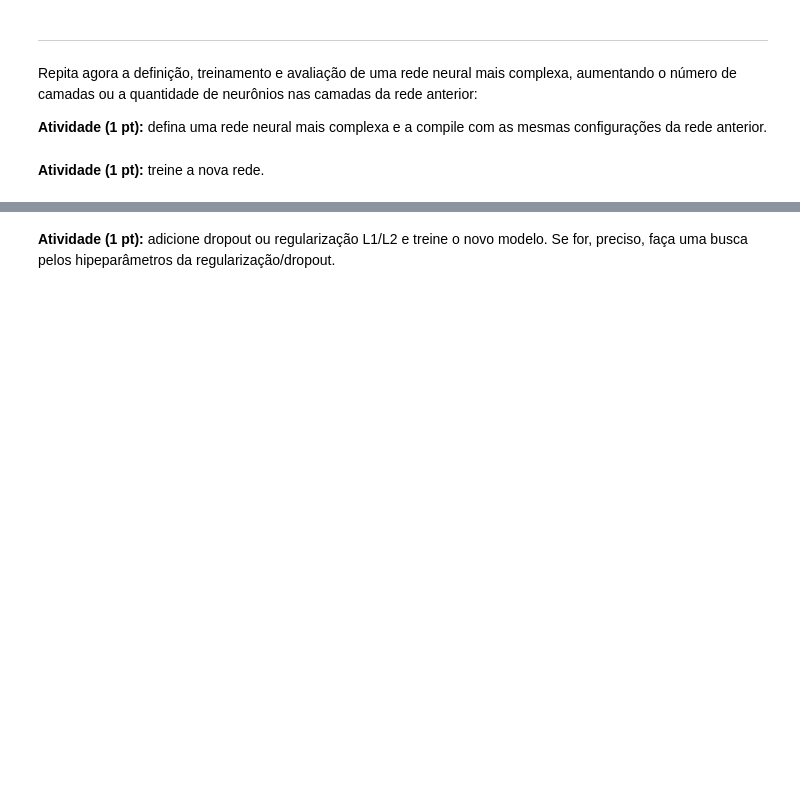
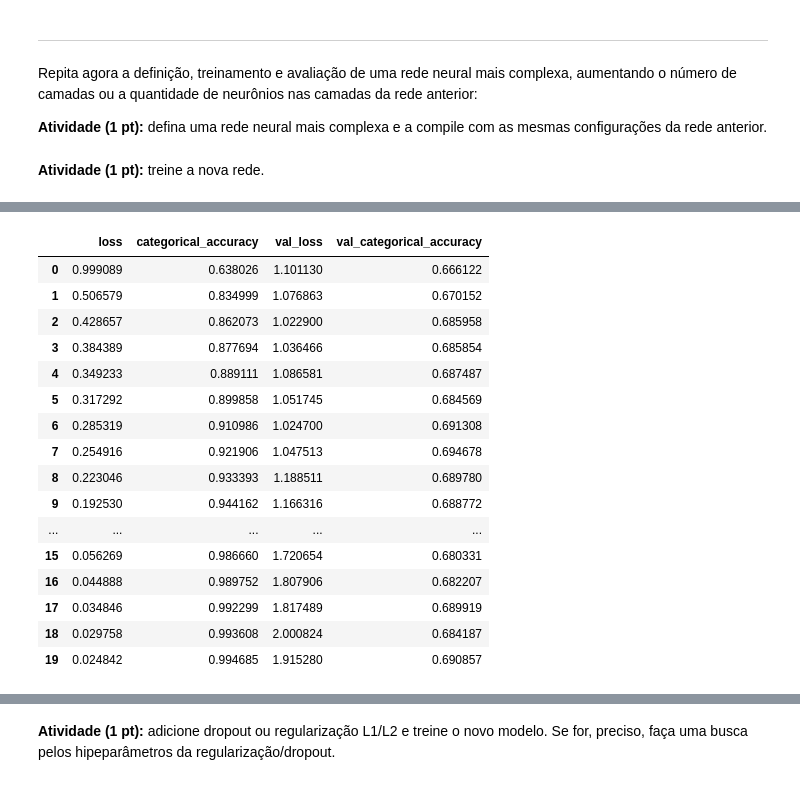
Before and after one commit to kroncatti/complex-data-mining, a Jupyter notebook: inf-0616-supervised-learning/assignment3/assignment_3.ipynb, the cells around one changed output, grey strips where cells are left out. Cells and saved outputs as stored; diff of their text form; code cells hidden in the pictures; blank space fills up the shorter version.

```diff
--- a/inf-0616-supervised-learning/assignment3/assignment_3.ipynb
+++ b/inf-0616-supervised-learning/assignment3/assignment_3.ipynb
@@ -326,5 +368,23 @@ history_f.head()
 Repita agora a definição, treinamento e avaliação de uma rede neural mais complexa, aumentando o número de camadas ou a quantidade de neurônios nas camadas da rede anterior:
 
 **Atividade (1 pt):** defina uma rede neural mais complexa e a compile com as mesmas configurações da rede anterior.
+# %%
+
+
+model_complex = Sequential([
+    InputLayer((1024,)),
+    Dense(800, activation="relu"),
+    Dense(600, activation="relu"),
+    Dense(400, activation="relu"),
+    Dense(200, activation="relu"),
+    Dense(100, activation="relu"),
+    Dense(50, activation="relu"),
+    Dense(6, activation="sigmoid")
+])
+
+model_complex.compile(
+    optimizer='sgd',
+    loss='categorical_crossentropy',
+    metrics=['categorical_accuracy'])
 # %% [markdown]
 **Atividade (1 pt):** treine a nova rede.
@@ -330,0 +423,25 @@ Repita agora a definição, treinamento e avaliação de uma rede neural mais co
+# %%
+# Loading from file
+model_complex.load_weights('weights_complex.h5')
+
+# Taking history
+history_f_complex = pd.DataFrame(model_complex.history.history)
+history_f_complex
+# %% [output]
+|  | loss | categorical_accuracy | val_loss | val_categorical_accuracy |
+| 0 | 0.999089 | 0.638026 | 1.101130 | 0.666122 |
+| 1 | 0.506579 | 0.834999 | 1.076863 | 0.670152 |
+| 2 | 0.428657 | 0.862073 | 1.022900 | 0.685958 |
+| 3 | 0.384389 | 0.877694 | 1.036466 | 0.685854 |
+| 4 | 0.349233 | 0.889111 | 1.086581 | 0.687487 |
+| 5 | 0.317292 | 0.899858 | 1.051745 | 0.684569 |
+| 6 | 0.285319 | 0.910986 | 1.024700 | 0.691308 |
+| 7 | 0.254916 | 0.921906 | 1.047513 | 0.694678 |
+| 8 | 0.223046 | 0.933393 | 1.188511 | 0.689780 |
+| 9 | 0.192530 | 0.944162 | 1.166316 | 0.688772 |
+| ... | ... | ... | ... | ... |
+| 15 | 0.056269 | 0.986660 | 1.720654 | 0.680331 |
+| 16 | 0.044888 | 0.989752 | 1.807906 | 0.682207 |
+| 17 | 0.034846 | 0.992299 | 1.817489 | 0.689919 |
+| 18 | 0.029758 | 0.993608 | 2.000824 | 0.684187 |
+| 19 | 0.024842 | 0.994685 | 1.915280 | 0.690857 |
```
Also changed, not shown: parts of 8 cells of this notebook, 2 other files.
